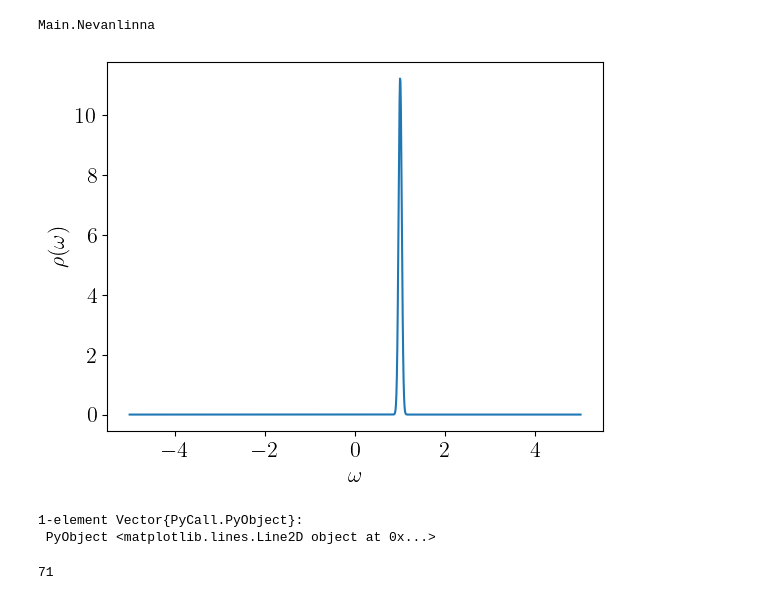
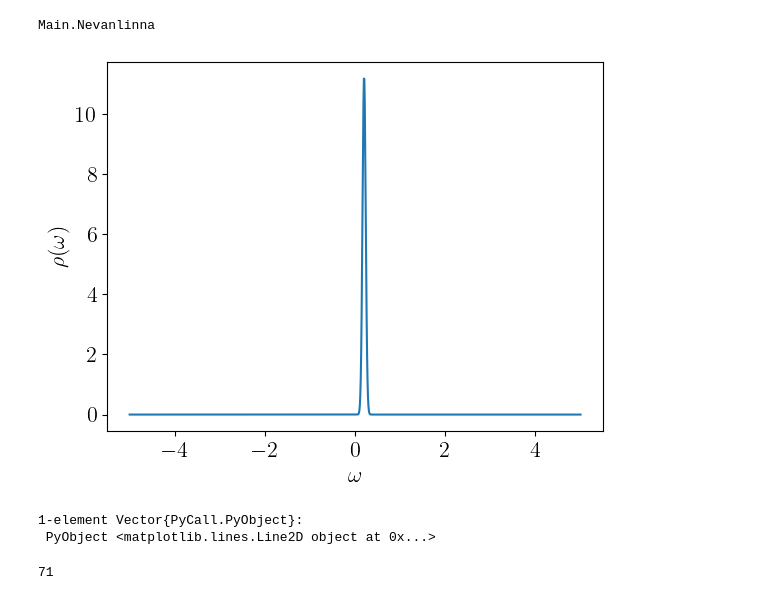
Before and after one commit to SpM-lab/Nevanlinna.jl, a Jupyter notebook: develop.ipynb, the cells around one changed output. Drawn from its saved outputs; the diff is of its cells as text; code cells hidden in the pictures.

```diff
--- a/develop.ipynb
+++ b/develop.ipynb
@@ -17,24 +17,23 @@ Main.Nevanlinna
 # %%
 # Three Gaussian peaks (normalized to 1)
 gaussian(x, mu, sigma) = exp(-((x-mu)/sigma)^2)/(sqrt(π)*sigma)
 
-#rho(omega) = 0.2*gaussian(omega, 0.0, 0.15) +
-#    0.4*gaussian(omega, 1.0, 0.8) + 0.4*gaussian(omega, -1.0, 0.8)
+#rho(omega) = gaussian(omega, 0.0, 0.15)
 
-#rho(omega) = gaussian(omega, 1.0, 0.15)
+#rho(omega) = gaussian(omega, 1.0, 0.15) +
 #    0.4*gaussian(omega, 1.0, 0.8) + 0.4*gaussian(omega, -1.0, 0.8)
 
 #rho(omega) = 0.4*gaussian(omega, 1.0, 0.5) +
 #    0.4*gaussian(omega, 3.0, 0.8) + 0.2*gaussian(omega, -2.0, 1.0)
-rho(omega) = 1.0*gaussian(omega, 1.0, 0.05)
-#+  0.4*gaussian(omega, 3.0, 0.8)
+
+rho(omega) = gaussian(omega, 0.2, 0.05)
 
 omegas = LinRange(-5, 5, 1000)
 plt.xlabel(L"\omega")
 plt.ylabel(L"\rho(\omega)")
 plt.plot(omegas, rho.(omegas))
 # %% [output]
-[figure, old version]
+[figure, new version]
 1-element Vector{PyCall.PyObject}:
  PyObject <matplotlib.lines.Line2D object at 0x...>
 # %%
```
Also changed, not shown: parts of 4 cells of this notebook, 2 other files.
